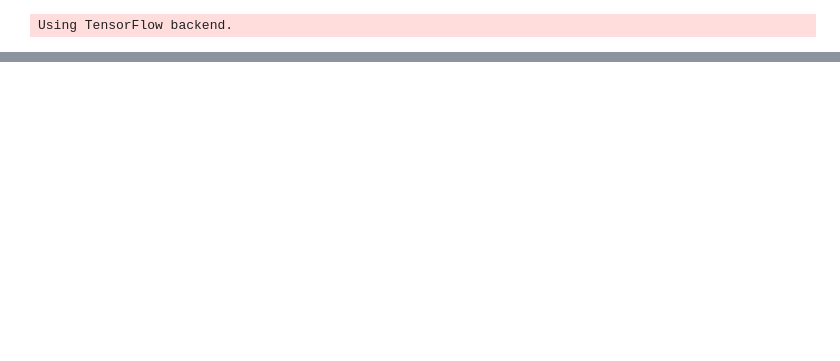
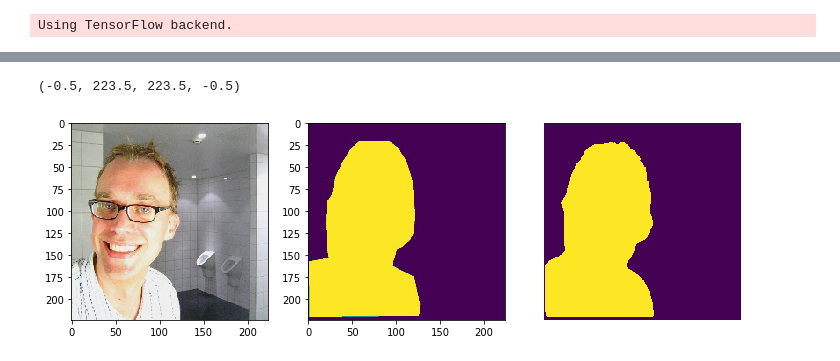
Before and after one commit to zakmatt/background_erasing, a Jupyter notebook: unet.ipynb, the cells around one changed output, grey strips where cells are left out. Saved outputs shown, nothing was run; the diff lists cells and outputs as text; code cells hidden in the pictures; blank space fills up the shorter version.

```diff
--- a/unet.ipynb
+++ b/unet.ipynb
@@ -134,0 +161,6 @@ KeyboardInterrupt:
+# %%
+batch_gen = BatchGenerator('resized_data_2/')
+batch_gen.load_data()
+img, mask = next(batch_gen.train_batches)
+# %%
+img, mask = next(batch_gen.train_batches)
@@ -134,0 +178,16 @@ KeyboardInterrupt:
+# %%
+mask_pred = model.predict(img)
+# %%
+mask_pred = mask_pred[0].reshape(*mask_pred[0].shape[:2])
+# %%
+plt.figure(figsize=(12,8))
+plt.subplot(1, 3, 1)
+plt.imshow(img[0].astype(np.uint8))
+plt.subplot(1, 3, 2)
+plt.imshow(mask[0].astype(np.uint8))
+plt.subplot(1, 3, 3)
+plt.imshow(mask_pred.astype(np.uint8))
+plt.axis('off')
+# %% [output]
+(-0.5, 223.5, 223.5, -0.5)
+[figure, added]
```
Also changed, not shown: parts of 14 cells of this notebook, 5 other files.
